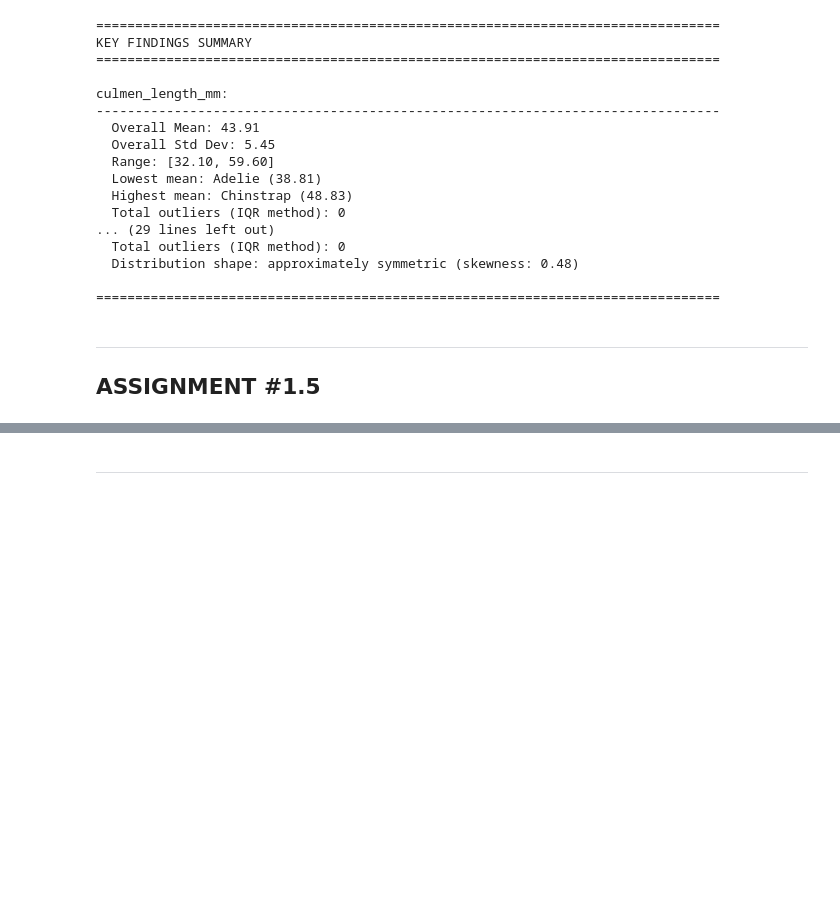
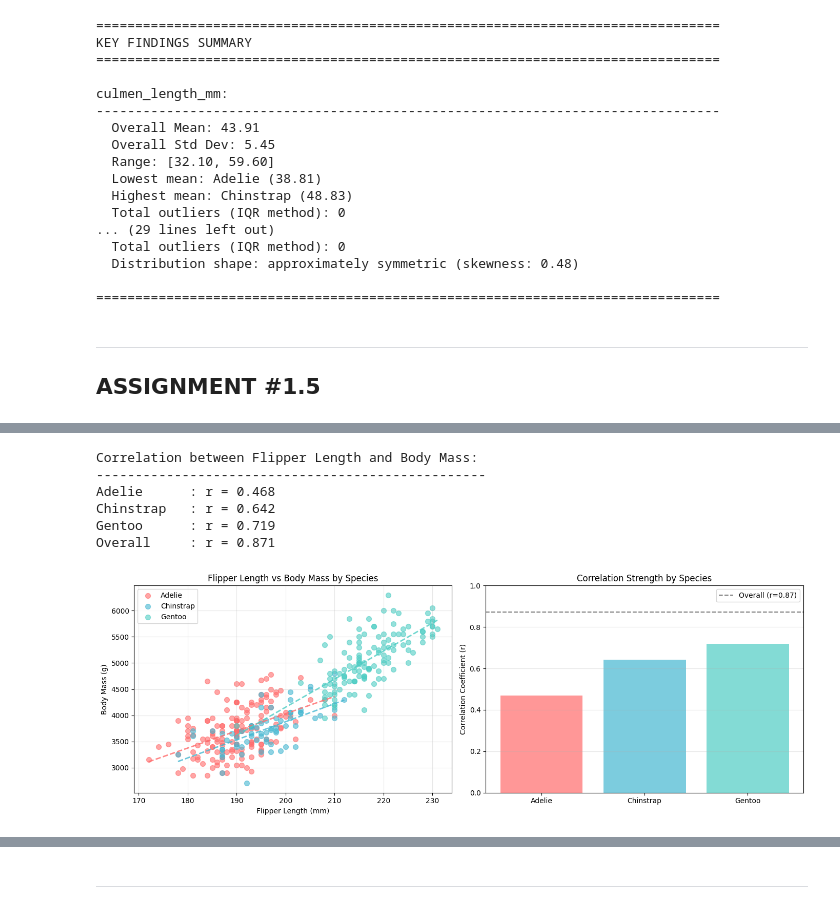
Before and after one commit to plarrip/ml.school, a Jupyter notebook: notebooks/eda.ipynb, the cells around one changed output, grey strips where cells are left out. Drawn from its saved outputs; the diff is of its cells as text; code cells hidden in the pictures; blank space fills up the shorter version.

```diff
--- a/notebooks/eda.ipynb
+++ b/notebooks/eda.ipynb
@@ -504,0 +594,18 @@ plt.show()
+# %%
+# Island × Sex
+print("\n" + "=" * 60)
+print("ISLAND × SEX")
+print("=" * 60)
+island_sex = pd.crosstab(penguins['island'], penguins['sex'],
+                          margins=True, margins_name='Total')
+print(island_sex)
+
+print("\nPercentages (by row):")
+island_sex_pct = pd.crosstab(penguins['island'], penguins['sex'],
+                              normalize='index') * 100
+print(island_sex_pct.round(1))
+
+chi2, p_value, dof, expected = chi2_contingency(
+    pd.crosstab(penguins['island'], penguins['sex'])
+)
+print(f"\nChi-square test: χ² = {chi2:.2f}, p = {p_value:.2e}")
@@ -899,0 +1244,60 @@ culmen_length_mm:
+# %%
+fig, axes = plt.subplots(1, 2, figsize=(14, 5))
+
+# Scatter plot with species colors
+colors = {'Adelie': '#FF6B6B', 'Gentoo': '#4ECDC4', 'Chinstrap': '#45B7D1'}
+
+for species in unique_species:
+    data = penguins[penguins['species'] == species]
+    axes[0].scatter(data['flipper_length_mm'], data['body_mass_g'],
+                    label=species, color=colors[species], alpha=0.6, s=50)
+
+axes[0].set_xlabel('Flipper Length (mm)')
+axes[0].set_ylabel('Body Mass (g)')
+axes[0].set_title('Flipper Length vs Body Mass by Species')
+axes[0].legend()
+axes[0].grid(alpha=0.3)
+
+# Calculate and display correlations
+print("Correlation between Flipper Length and Body Mass:")
+print("-" * 50)
+
+for idx, species in enumerate(unique_species):
+    data = penguins[penguins['species'] == species]
+    corr = data['flipper_length_mm'].corr(data['body_mass_g'])
+
+    # Add regression line
+    z = np.polyfit(data['flipper_length_mm'], data['body_mass_g'], 1)
+    p = np.poly1d(z)
+    x_line = np.linspace(data['flipper_length_mm'].min(),
+                         data['flipper_length_mm'].max(), 100)
+    axes[0].plot(x_line, p(x_line), color=colors[species],
+                 linestyle='--', linewidth=2, alpha=0.8)
+
+    # Bar chart of correlations
+    axes[1].bar(species, corr, color=colors[species], alpha=0.7)
+
+    print(f"{species:12s}: r = {corr:.3f}")
+
+# Overall correlation
+overall_corr = penguins['flipper_length_mm'].corr(penguins['body_mass_g'])
+print(f"{'Overall':12s}: r = {overall_corr:.3f}")
+
+axes[1].set_ylabel('Correlation Coefficient (r)')
+axes[1].set_title('Correlation Strength by Species')
+axes[1].set_ylim(0, 1)
+axes[1].axhline(overall_corr, color='black', linestyle='--',
+                alpha=0.5, label=f'Overall (r={overall_corr:.2f})')
+axes[1].legend()
+axes[1].grid(axis='y', alpha=0.3)
+
+plt.tight_layout()
+plt.show()
+# %% [output]
+Correlation between Flipper Length and Body Mass:
+--------------------------------------------------
+Adelie      : r = 0.468
+Chinstrap   : r = 0.642
+Gentoo      : r = 0.719
+Overall     : r = 0.871
+[figure, added]
```
Also changed, not shown: parts of 16 cells of this notebook, 2 other files.
